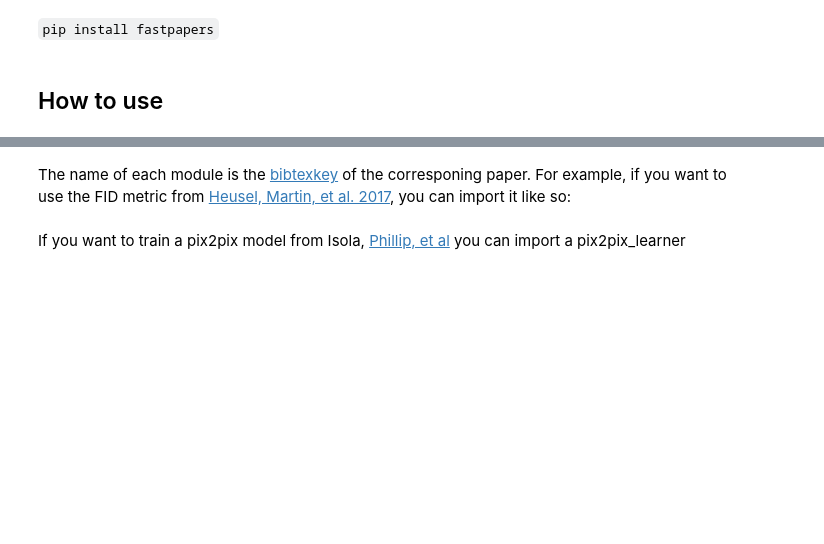
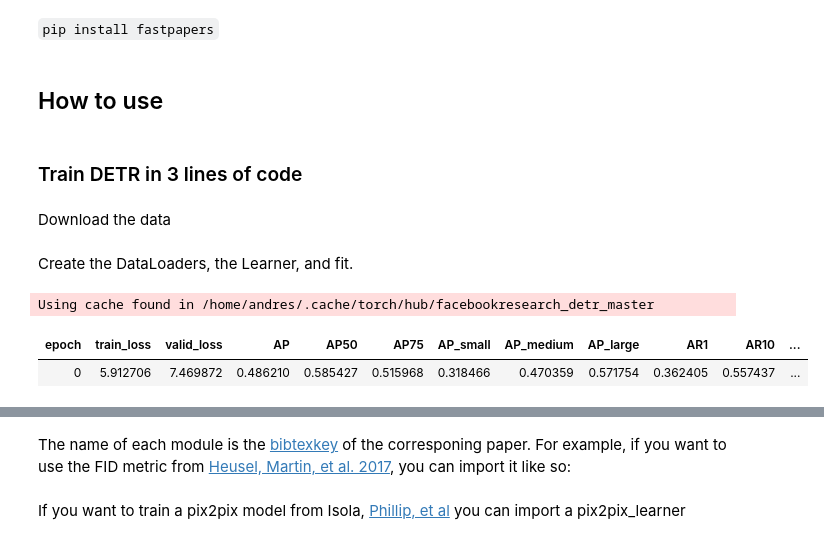
Before and after one commit to ababino/fastpapers, a Jupyter notebook: index.ipynb, the cells around one changed output, grey strips where cells are left out. Drawn from its saved outputs; the diff is of its cells as text; code cells hidden in the pictures; blank space fills up the shorter version.

```diff
--- a/index.ipynb
+++ b/index.ipynb
@@ -22,3 +25,7 @@ from fastpapers import *
 `pip install fastpapers`
 # %% [markdown]
 ## How to use
+# %% [markdown]
+### Train DETR in 3 lines of code
+# %% [markdown]
+Download the data
@@ -24,0 +34,10 @@ from fastpapers import *
+# %% [markdown]
+Create the DataLoaders, the Learner, and fit.
+# %%
+dls = CocoDataLoaders.from_sources(path, vocab=coco_vocab, num_workers=0)
+learnd = detr_learner(dls)
+learnd.fit(1, lr=[1e-5, 1e-5, 1e-5])
+# %% [output]
+Using cache found in /home/andres/.cache/torch/hub/facebookresearch_detr_master
+| epoch | train_loss | valid_loss | AP | AP50 | AP75 | AP_small | AP_medium | AP_large | AR1 | AR10 | ... |
+| 0 | 5.912706 | 7.469872 | 0.486210 | 0.585427 | 0.515968 | 0.318466 | 0.470359 | 0.571754 | 0.362405 | 0.557437 | ... |
```
Also changed, not shown: parts of 13 cells of this notebook, 8 other files.
